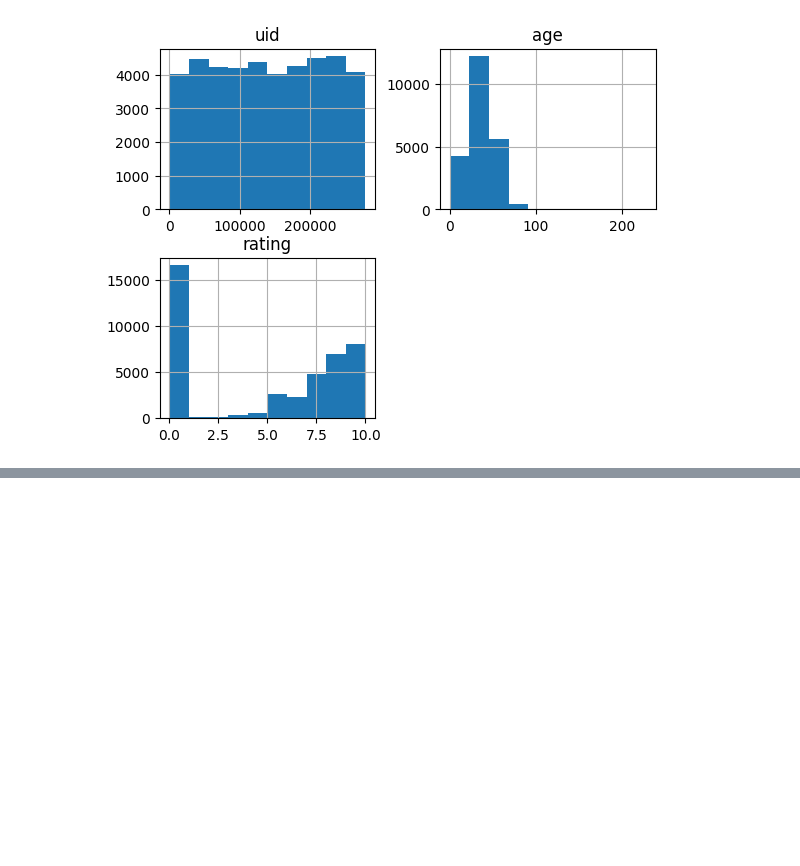
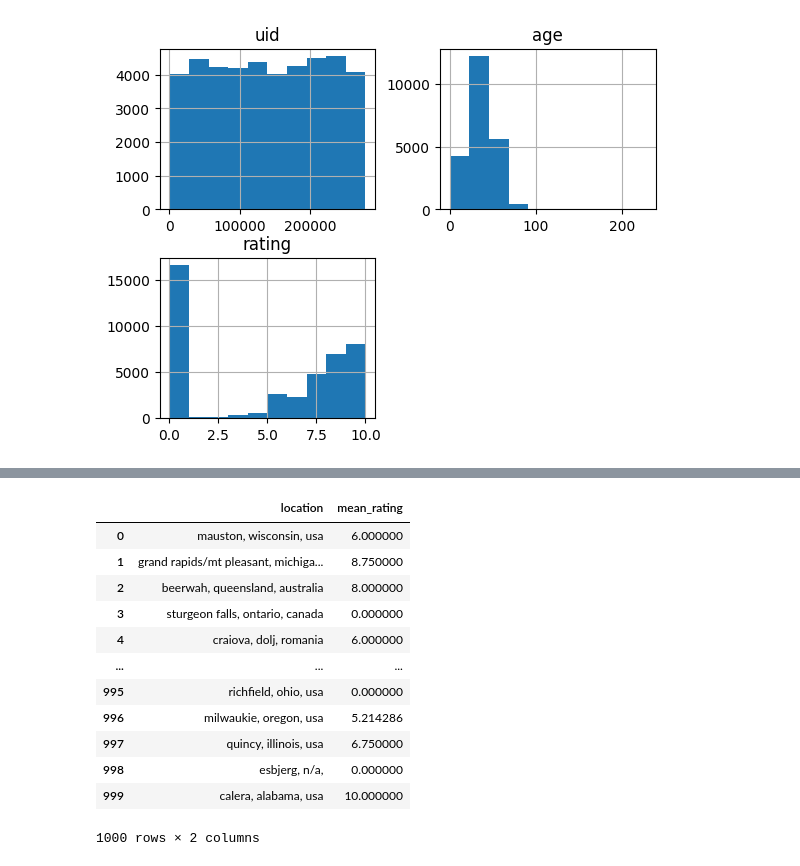
Before and after one commit to jskarpetis/Information_Retrieval_Project, a Jupyter notebook: IR_Q4_B_Second.ipynb, the cells around one changed output, grey strips where cells are left out. Drawn from its saved outputs; the diff is of its cells as text; code cells hidden in the pictures; blank space fills up the shorter version.

```diff
--- a/IR_Q4_B_Second.ipynb
+++ b/IR_Q4_B_Second.ipynb
@@ -57,0 +96,3 @@ plt.show()
+# %%
+locations = sample['location'].tolist()
+locations
@@ -57,0 +117,22 @@ plt.show()
+# %%
+locations_dataframe = pd.DataFrame(columns=['location', 'mean_rating'])
+for location in locations:
+    temp_dataframe = merged_dataset[merged_dataset['location'] == location]
+    mean_rating = temp_dataframe['rating'].mean()
+    locations_dataframe.loc[len(locations_dataframe.index)] = [location, mean_rating]
+
+locations_dataframe
+# %% [output]
+|  | location | mean_rating |
+| 0 | mauston, wisconsin, usa | 6.000000 |
+| 1 | grand rapids/mt pleasant, michiga... | 8.750000 |
+| 2 | beerwah, queensland, australia | 8.000000 |
+| 3 | sturgeon falls, ontario, canada | 0.000000 |
+| 4 | craiova, dolj, romania | 6.000000 |
+| ... | ... | ... |
+| 995 | richfield, ohio, usa | 0.000000 |
+| 996 | milwaukie, oregon, usa | 5.214286 |
+| 997 | quincy, illinois, usa | 6.750000 |
+| 998 | esbjerg, n/a, | 0.000000 |
+| 999 | calera, alabama, usa | 10.000000 |
+1000 rows × 2 columns
```
Also changed, not shown: parts of 5 cells of this notebook.
